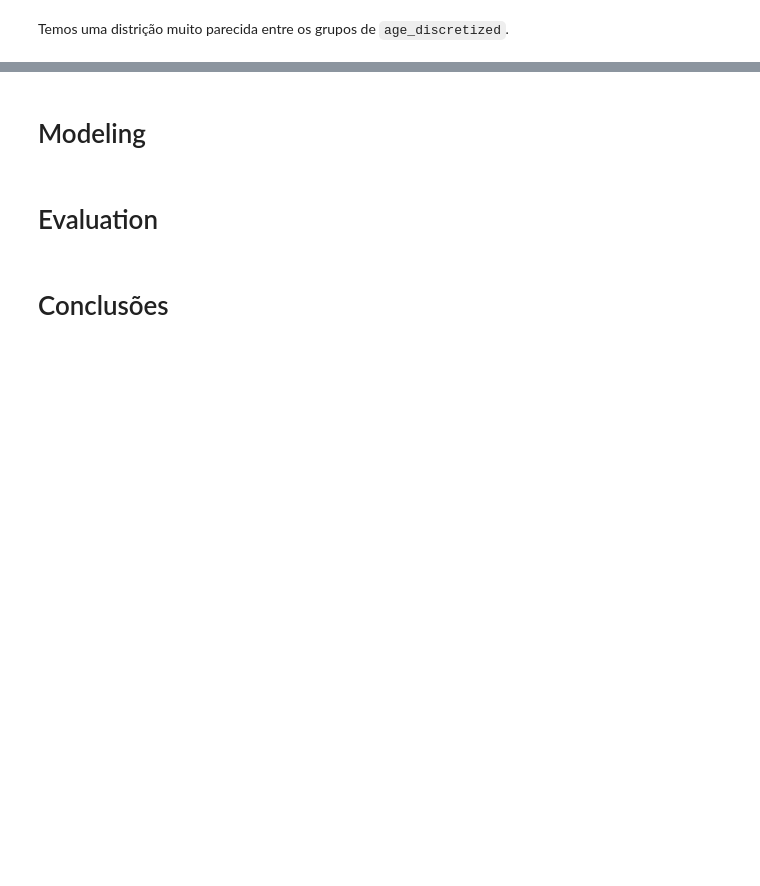
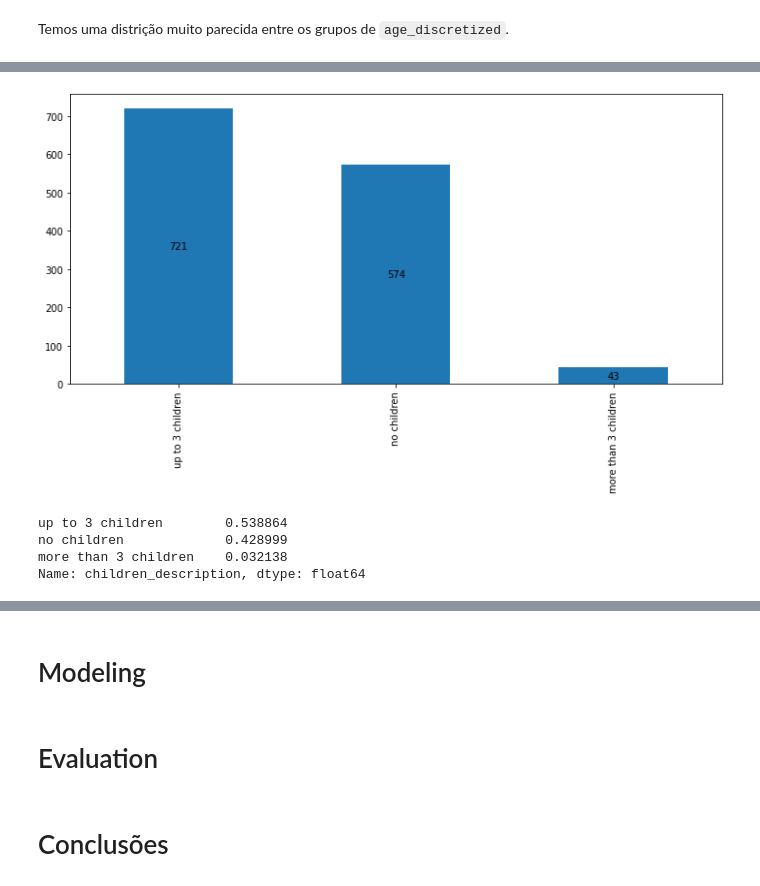
Before and after one commit to lstarke/Health-Insurance-Cost-Prediction, a Jupyter notebook: LeandroStarke_Health_Insurance_Cost_Prediction_(AutoML).ipynb, the cells around one changed output, grey strips where cells are left out. Drawn from its saved outputs; the diff is of its cells as text; code cells hidden in the pictures; blank space fills up the shorter version.

```diff
--- a/LeandroStarke_Health_Insurance_Cost_Prediction_(AutoML).ipynb
+++ b/LeandroStarke_Health_Insurance_Cost_Prediction_(AutoML).ipynb
@@ -133,0 +214,15 @@
+# %%
+# método para criar categorias [sem filhos, até 3 filhos, mais que 3 filhos]
+def children_description(x: int) -> str:
+    if x == 0:
+        return 'no children'
+    elif x < 4:
+        return 'up to 3 children'
+    else:
+        return 'more than 3 children'
+
+# adicionando nova coluna chamada children description
+df = df.assign(children_description = df.children.apply(children_description))
+
+# imprimindo as 5 primeiras linhas
+df.head()
@@ -133,0 +236,21 @@
+# %%
+# instanciando os objetos fig e ax
+fig, ax = plt.subplots(figsize=(10, 6))
+
+df.children_description.value_counts().plot.bar(ax=ax);
+
+# colocando a quantidade em cada intervalo
+for c in ax.containers:
+  ax.bar_label(c, label_type="center")
+
+# ajusta o layout do gráfico para garantir que todos os elementos estejam visíveis
+plt.tight_layout()
+# %% [output]
+[figure, added]
+# %%
+df.children_description.value_counts(normalize=True)
+# %% [output]
+up to 3 children        0.538864
+no children             0.428999
+more than 3 children    0.032138
+Name: children_description, dtype: float64
```
Also changed, not shown: parts of 21 cells of this notebook.
